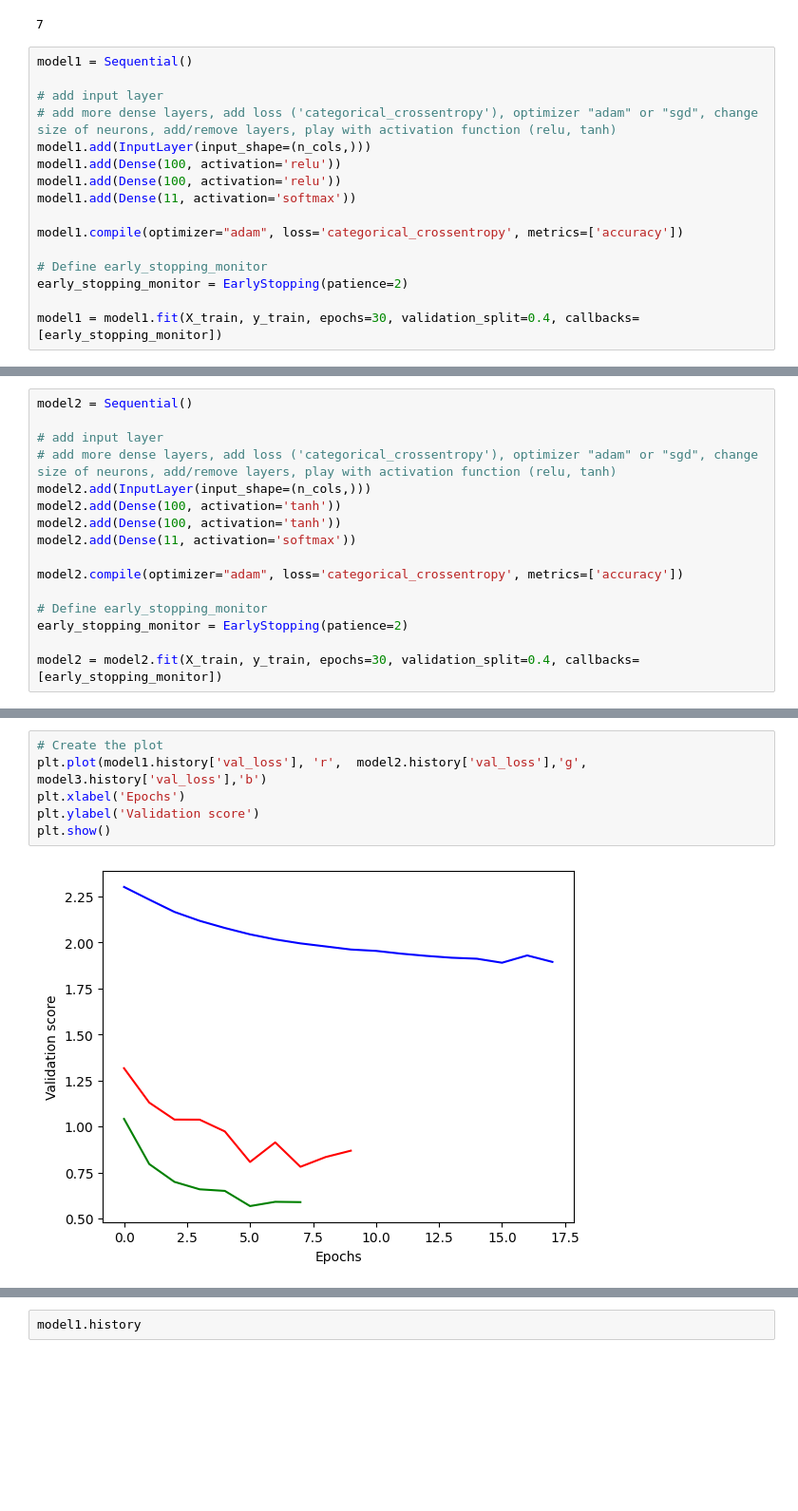
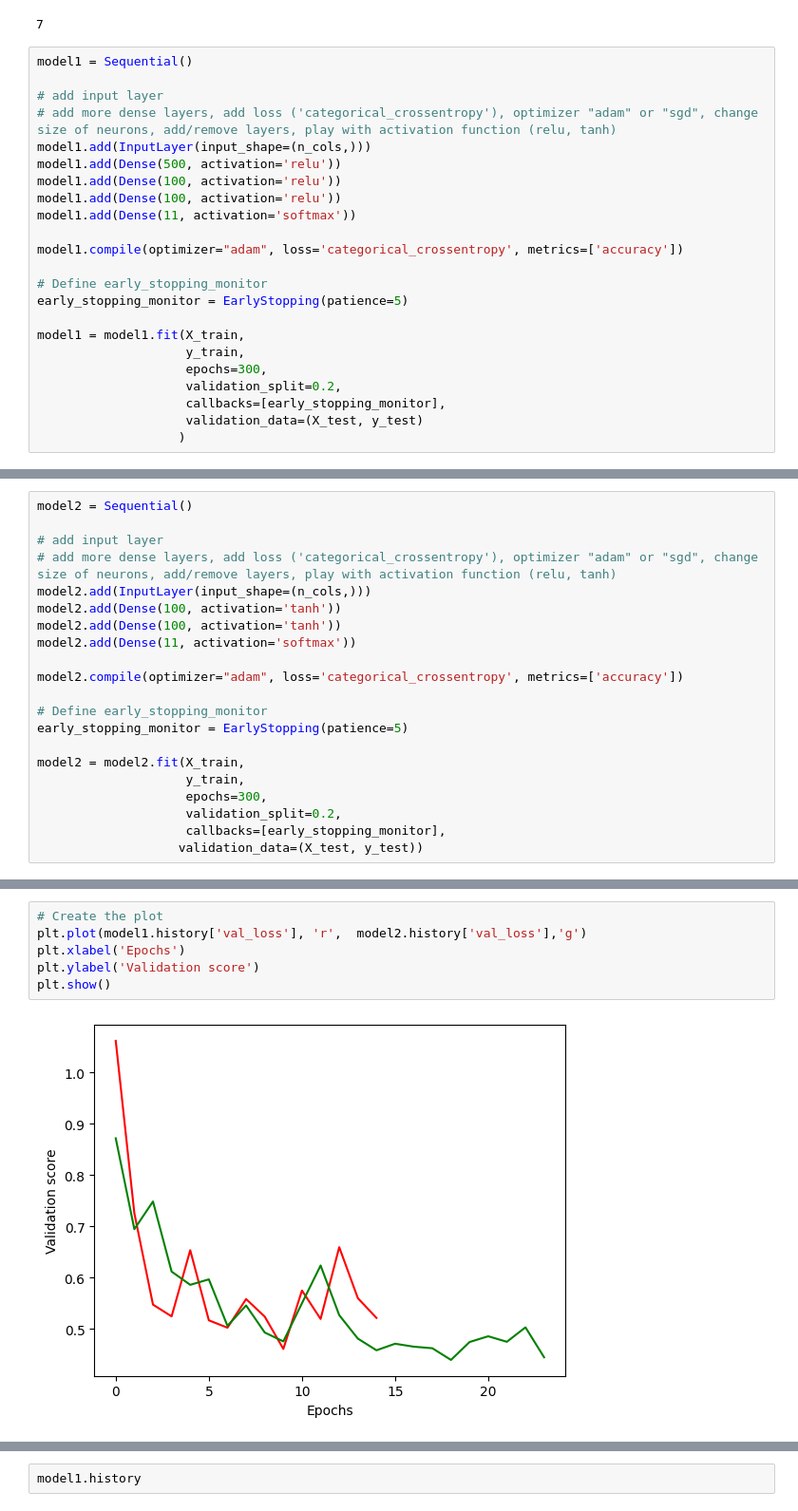
Before and after one commit to lfunderburk/machine-learning-capstone, a Jupyter notebook: notebooks/classification-fuel-ratings.ipynb, the cells around one changed output, grey strips where cells are left out. Shown: that part at 95% size. Cells and saved outputs as stored; diff of their text form; blank space fills up the shorter version.

```diff
--- a/notebooks/classification-fuel-ratings.ipynb
+++ b/notebooks/classification-fuel-ratings.ipynb
@@ -448,6 +448,7 @@ model1 = Sequential()
 # add input layer
 # add more dense layers, add loss ('categorical_crossentropy'), optimizer "adam" or "sgd", change size of neurons, add/remove layers, play with activation function (relu, tanh)
 model1.add(InputLayer(input_shape=(n_cols,)))
+model1.add(Dense(500, activation='relu'))
 model1.add(Dense(100, activation='relu'))
 model1.add(Dense(100, activation='relu'))
 model1.add(Dense(11, activation='softmax'))
@@ -455,7 +456,13 @@ model1.add(Dense(11, activation='softmax'))
 model1.compile(optimizer="adam", loss='categorical_crossentropy', metrics=['accuracy'])
 
 # Define early_stopping_monitor
-early_stopping_monitor = EarlyStopping(patience=2)
+early_stopping_monitor = EarlyStopping(patience=5)
 
-model1 = model1.fit(X_train, y_train, epochs=30, validation_split=0.4, callbacks=[early_stopping_monitor])
+model1 = model1.fit(X_train,
+                    y_train,
+                    epochs=300,
+                    validation_split=0.2,
+                    callbacks=[early_stopping_monitor],
+                    validation_data=(X_test, y_test)
+                   )
 # %% [output]
@@ -492,7 +496,12 @@ model2.add(Dense(11, activation='softmax'))
 model2.compile(optimizer="adam", loss='categorical_crossentropy', metrics=['accuracy'])
 
 # Define early_stopping_monitor
-early_stopping_monitor = EarlyStopping(patience=2)
+early_stopping_monitor = EarlyStopping(patience=5)
 
-model2 = model2.fit(X_train, y_train, epochs=30, validation_split=0.4, callbacks=[early_stopping_monitor])
+model2 = model2.fit(X_train,
+                    y_train,
+                    epochs=300,
+                    validation_split=0.2,
+                    callbacks=[early_stopping_monitor],
+                   validation_data=(X_test, y_test))
 # %% [output]
@@ -548,10 +525,10 @@ Epoch 18/30
 # %%
 # Create the plot
-plt.plot(model1.history['val_loss'], 'r',  model2.history['val_loss'],'g', model3.history['val_loss'],'b')
+plt.plot(model1.history['val_loss'], 'r',  model2.history['val_loss'],'g')
 plt.xlabel('Epochs')
 plt.ylabel('Validation score')
 plt.show()
 # %% [output]
-[figure, old version]
+[figure, new version]
 # %%
 # Create the plot
```
Also changed, not shown: parts of 6 cells of this notebook.
